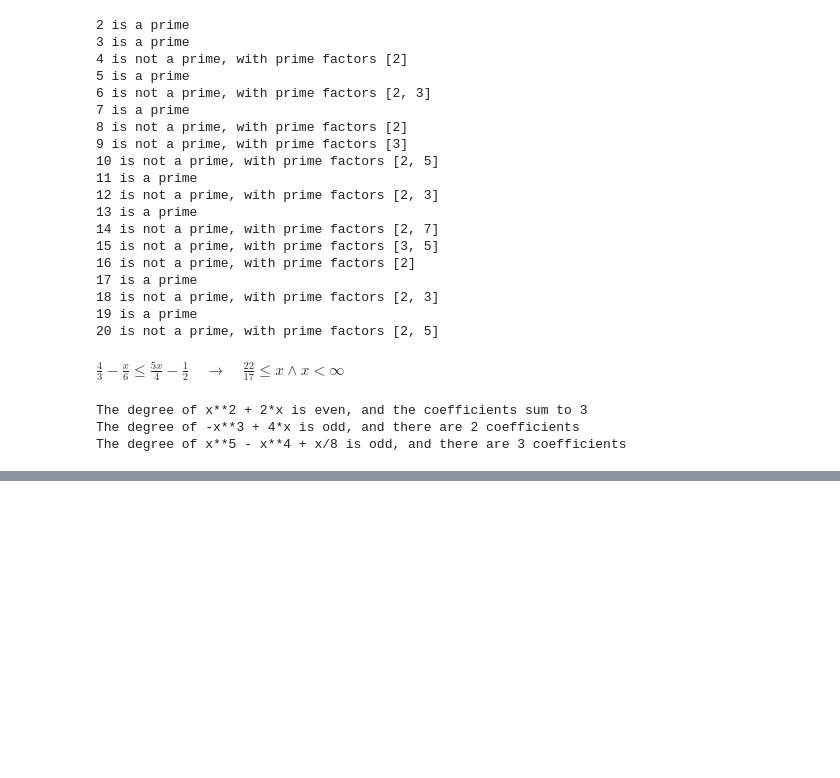
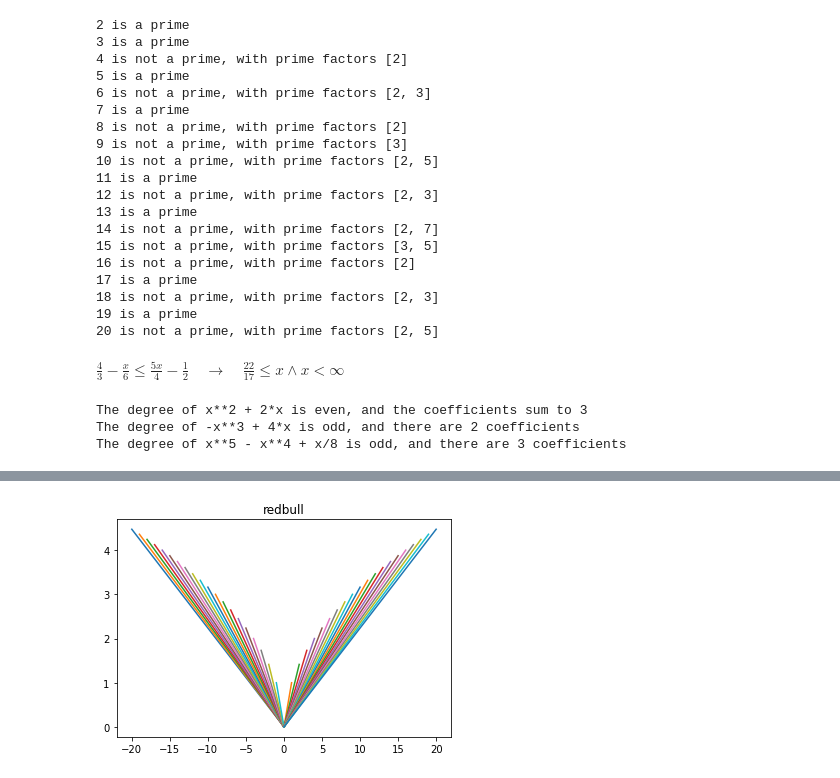
Before and after one commit to nietus/master_math, a Jupyter notebook: Master_Math_By_Coding_In_Python.ipynb, the cells around one changed output, grey strips where cells are left out. Saved outputs shown, nothing was run; the diff lists cells and outputs as text; code cells hidden in the pictures; blank space fills up the shorter version.

```diff
--- a/Master_Math_By_Coding_In_Python.ipynb
+++ b/Master_Math_By_Coding_In_Python.ipynb
@@ -275,0 +335,14 @@ The degree of x**5 - x**4 + x/8 is odd, and there are 3 coefficients
+# %%
+#graphing lines exercise
+import sympy as sym
+import matplotlib.pyplot as plt
+import numpy as np
+from sympy.abc import x
+y = sym.sqrt(np.abs(x))
+for i in range(-20,21):
+  #plt.plot(i,y.subs(x,i),'o')
+  plt.plot([0,i],[0,y.subs(x,i)])
+plt.title('redbull')
+plt.show()
+# %% [output]
+[figure, added]
```
Also changed, not shown: parts of 9 cells of this notebook.
